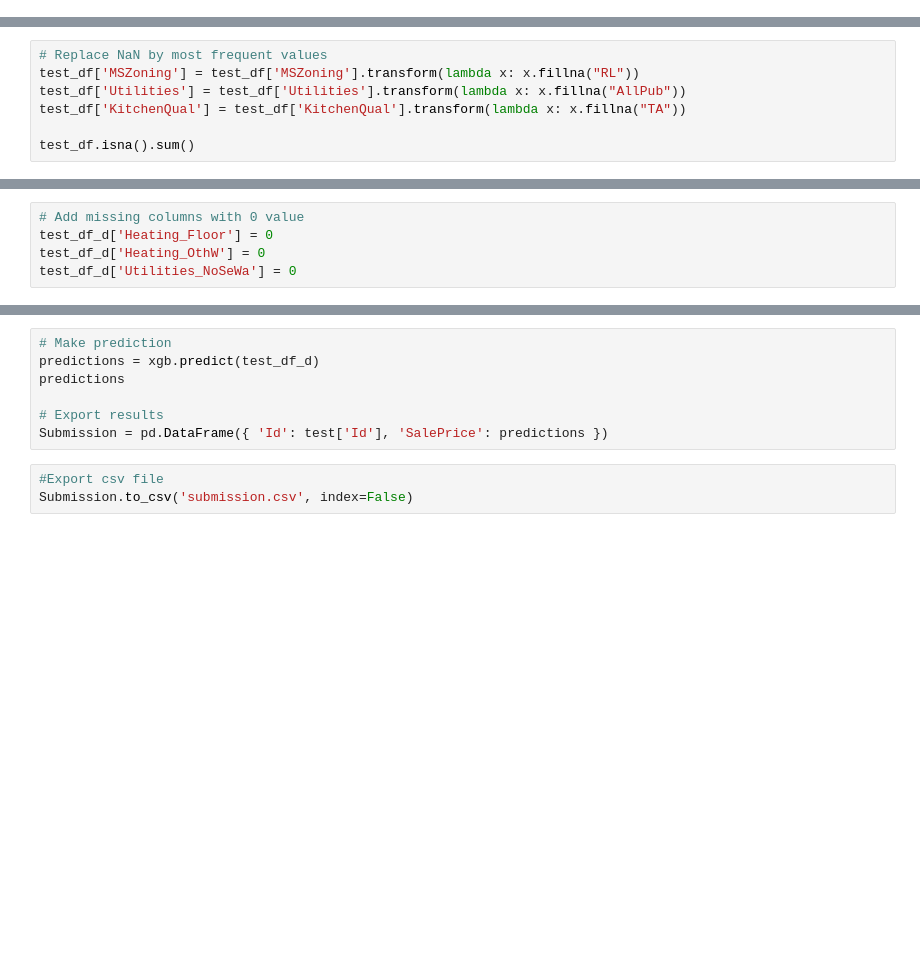
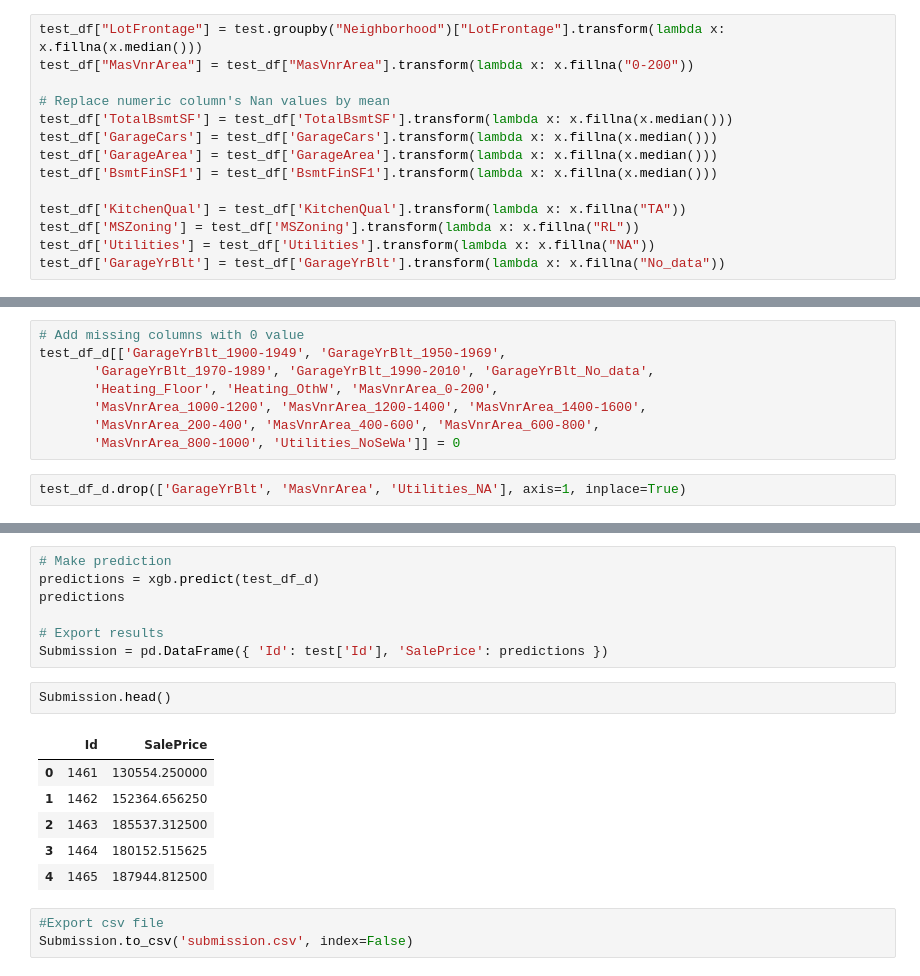
Before and after one commit to myredex/kaggle_house_price_prediction, a Jupyter notebook: kaggle-house-prices-basics.ipynb, the cells around one changed output, grey strips where cells are left out. Drawn from its saved outputs; the diff is of its cells as text; blank space fills up the shorter version.

Commit message:
Kaggle Notebook | kaggle_house_prices_basics | Version 12

```diff
--- a/kaggle-house-prices-basics.ipynb
+++ b/kaggle-house-prices-basics.ipynb
@@ -1074,0 +1165,14 @@ test_df.head()
+# %%
+test_df["LotFrontage"] = test.groupby("Neighborhood")["LotFrontage"].transform(lambda x: x.fillna(x.median()))
+test_df["MasVnrArea"] = test_df["MasVnrArea"].transform(lambda x: x.fillna("0-200"))
+
+# Replace numeric column's Nan values by mean
+test_df['TotalBsmtSF'] = test_df['TotalBsmtSF'].transform(lambda x: x.fillna(x.median()))
+test_df['GarageCars'] = test_df['GarageCars'].transform(lambda x: x.fillna(x.median()))
+test_df['GarageArea'] = test_df['GarageArea'].transform(lambda x: x.fillna(x.median()))
+test_df['BsmtFinSF1'] = test_df['BsmtFinSF1'].transform(lambda x: x.fillna(x.median()))
+
+test_df['KitchenQual'] = test_df['KitchenQual'].transform(lambda x: x.fillna("TA"))
+test_df['MSZoning'] = test_df['MSZoning'].transform(lambda x: x.fillna("RL"))
+test_df['Utilities'] = test_df['Utilities'].transform(lambda x: x.fillna("NA"))
+test_df['GarageYrBlt'] = test_df['GarageYrBlt'].transform(lambda x: x.fillna("No_data"))
@@ -1092,10 +1231,3 @@ print("\nKitchenQual\n", test_df["KitchenQual"].value_counts())
-# %%
-# Replace NaN by most frequent values
-test_df['MSZoning'] = test_df['MSZoning'].transform(lambda x: x.fillna("RL"))
-test_df['Utilities'] = test_df['Utilities'].transform(lambda x: x.fillna("AllPub"))
-test_df['KitchenQual'] = test_df['KitchenQual'].transform(lambda x: x.fillna("TA"))
-
-test_df.isna().sum()
 # %%
 # Get list of columns that are 'object' data type
 list_of_cols =  list(test_df.select_dtypes(['object']).columns)
@@ -1119,5 +1279,10 @@ print("Train not test", train_not_test)
 # %%
 # Add missing columns with 0 value
-test_df_d['Heating_Floor'] = 0
-test_df_d['Heating_OthW'] = 0
-test_df_d['Utilities_NoSeWa'] = 0
+test_df_d[['GarageYrBlt_1900-1949', 'GarageYrBlt_1950-1969',
+       'GarageYrBlt_1970-1989', 'GarageYrBlt_1990-2010', 'GarageYrBlt_No_data',
+       'Heating_Floor', 'Heating_OthW', 'MasVnrArea_0-200',
+       'MasVnrArea_1000-1200', 'MasVnrArea_1200-1400', 'MasVnrArea_1400-1600',
+       'MasVnrArea_200-400', 'MasVnrArea_400-600', 'MasVnrArea_600-800',
+       'MasVnrArea_800-1000', 'Utilities_NoSeWa']] = 0
+# %%
+test_df_d.drop(['GarageYrBlt', 'MasVnrArea', 'Utilities_NA'], axis=1, inplace=True)
@@ -1138,6 +1318,15 @@ predictions
 
 # Export results
 Submission = pd.DataFrame({ 'Id': test['Id'], 'SalePrice': predictions })
+# %%
+Submission.head()
+# %% [output]
+|  | Id | SalePrice |
+| 0 | 1461 | 130554.250000 |
+| 1 | 1462 | 152364.656250 |
+| 2 | 1463 | 185537.312500 |
+| 3 | 1464 | 180152.515625 |
+| 4 | 1465 | 187944.812500 |
 # %%
 #Export csv file
 Submission.to_csv('submission.csv', index=False)
```
Also changed, not shown: parts of 19 cells of this notebook.
